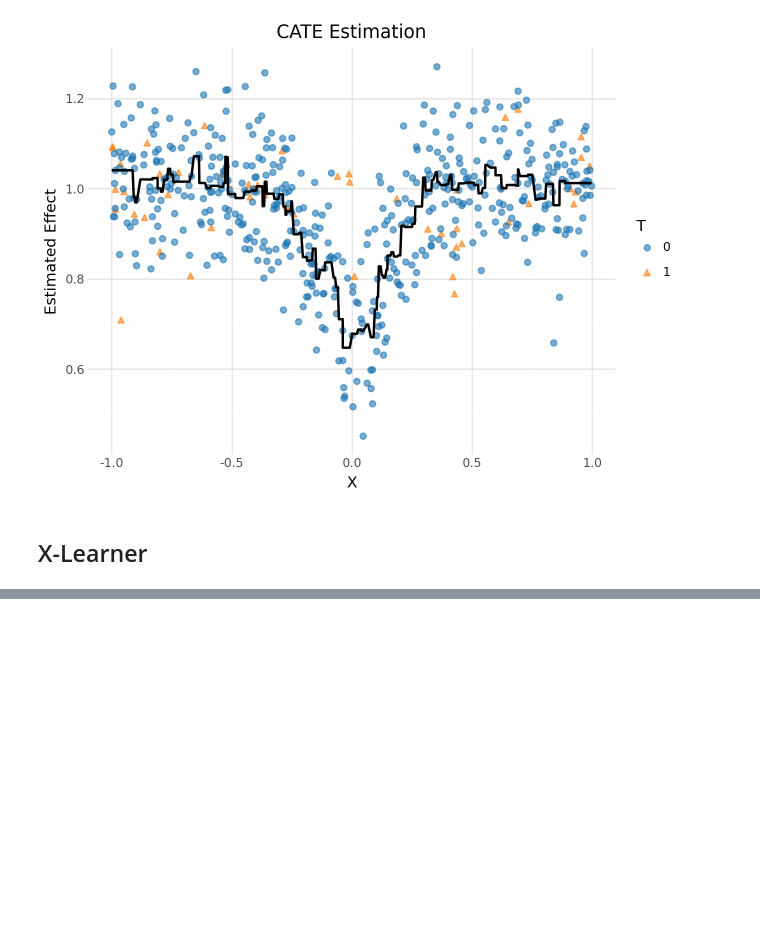
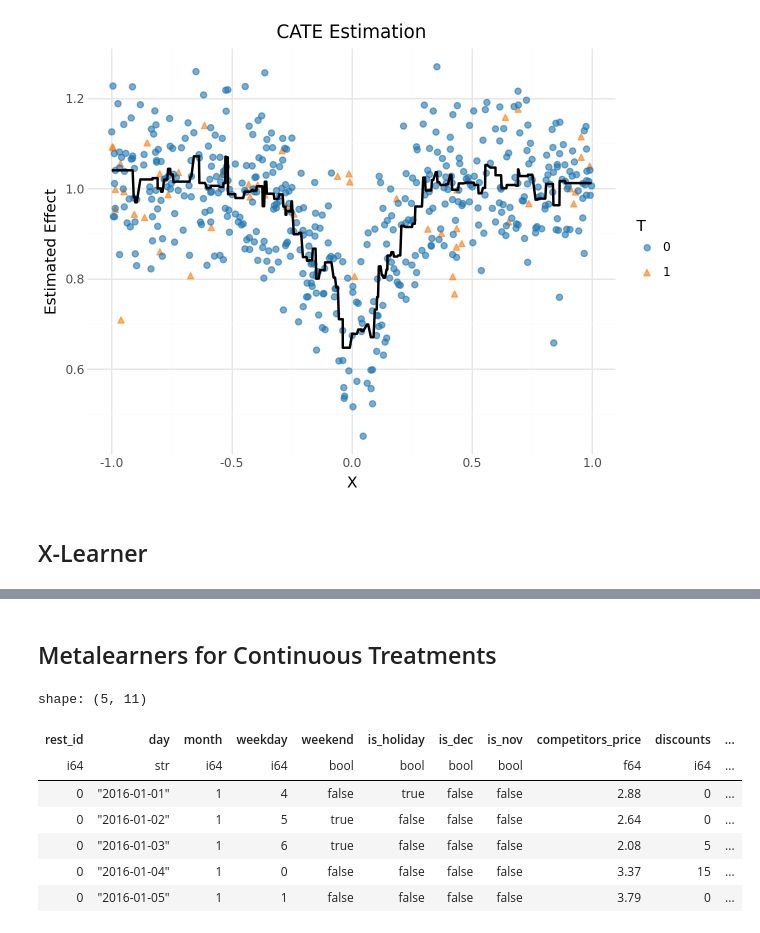
Before and after one commit to Sechi42/Causal_Inference-with-python, a Jupyter notebook: ch07/Meta-Learners.ipynb, the cells around one changed output, grey strips where cells are left out. Cells and saved outputs as stored; diff of their text form; code cells hidden in the pictures; blank space fills up the shorter version.

```diff
--- a/ch07/Meta-Learners.ipynb
+++ b/ch07/Meta-Learners.ipynb
@@ -193,0 +269,14 @@ df = df.with_columns(pl.col("t").cast(pl.Utf8).alias("t_factor"))
+# %% [markdown]
+## Metalearners for Continuous Treatments
+# %%
+data_cont = pl.read_csv("../data/discount_data.csv")
+data_cont.head()
+# %% [output]
+shape: (5, 11)
+| rest_id | day | month | weekday | weekend | is_holiday | is_dec | is_nov | competitors_price | discounts | ... |
+| i64 | str | i64 | i64 | bool | bool | bool | bool | f64 | i64 | ... |
+| 0 | "2016-01-01" | 1 | 4 | false | true | false | false | 2.88 | 0 | ... |
+| 0 | "2016-01-02" | 1 | 5 | true | false | false | false | 2.64 | 0 | ... |
+| 0 | "2016-01-03" | 1 | 6 | true | false | false | false | 2.08 | 5 | ... |
+| 0 | "2016-01-04" | 1 | 0 | false | false | false | false | 3.37 | 15 | ... |
+| 0 | "2016-01-05" | 1 | 1 | false | false | false | false | 3.79 | 0 | ... |
```
Also changed, not shown: parts of 6 cells of this notebook.
